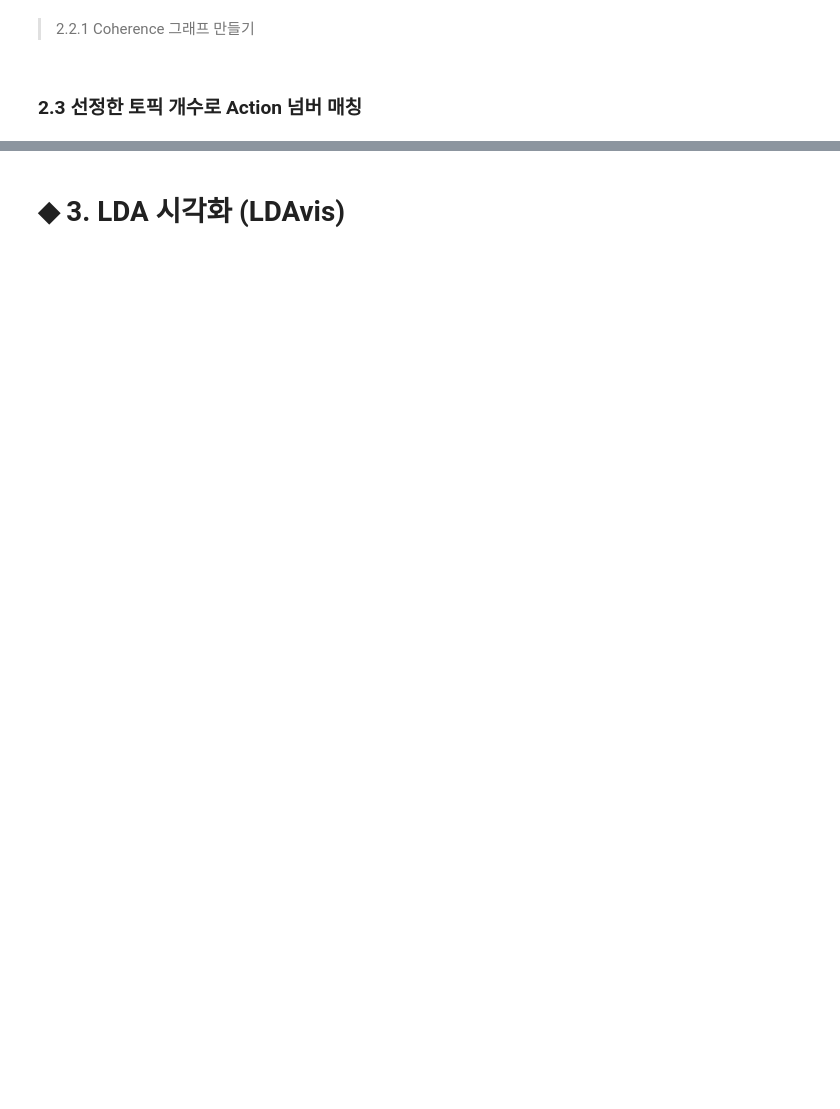
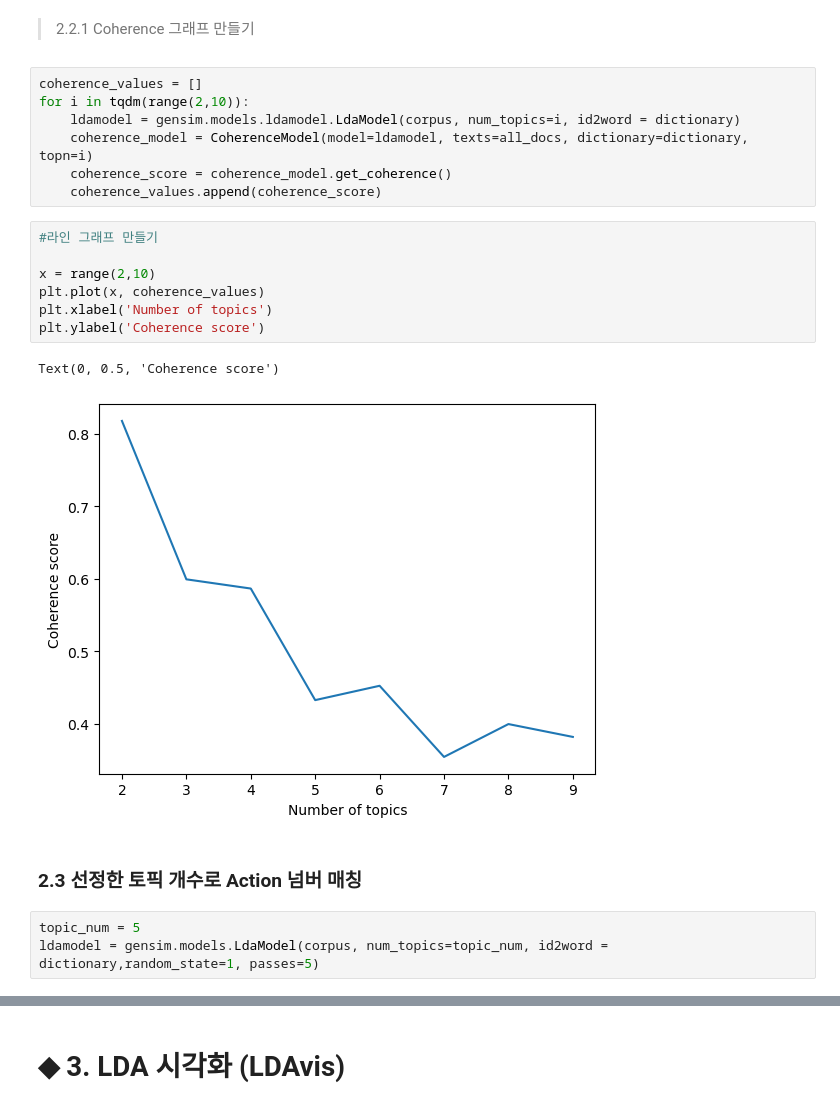
Before and after one commit to Gun-E/DCXminiProject, a Jupyter notebook: Day2/Day2_실습.ipynb, the cells around one changed output, grey strips where cells are left out. Cells and saved outputs as stored; diff of their text form; blank space fills up the shorter version.

```diff
--- a/Day2/Day2_실습.ipynb
+++ b/Day2/Day2_실습.ipynb
@@ -121,4 +178,24 @@ import numpy as np
 # %% [markdown]
 > 2.2.1 Coherence 그래프 만들기
+# %%
+coherence_values = []
+for i in tqdm(range(2,10)):
+    ldamodel = gensim.models.ldamodel.LdaModel(corpus, num_topics=i, id2word = dictionary)
+    coherence_model = CoherenceModel(model=ldamodel, texts=all_docs, dictionary=dictionary, topn=i)
+    coherence_score = coherence_model.get_coherence()
+    coherence_values.append(coherence_score)
+# %%
+#라인 그래프 만들기
+
+x = range(2,10)
+plt.plot(x, coherence_values)
+plt.xlabel('Number of topics')
+plt.ylabel('Coherence score')
+# %% [output]
+Text(0, 0.5, 'Coherence score')
+[figure, added]
 # %% [markdown]
 ### 2.3 선정한 토픽 개수로 Action 넘버 매칭
+# %%
+topic_num = 5
+ldamodel = gensim.models.LdaModel(corpus, num_topics=topic_num, id2word = dictionary,random_state=1, passes=5)
```
Also changed, not shown: parts of 14 cells of this notebook, 12 other files.
